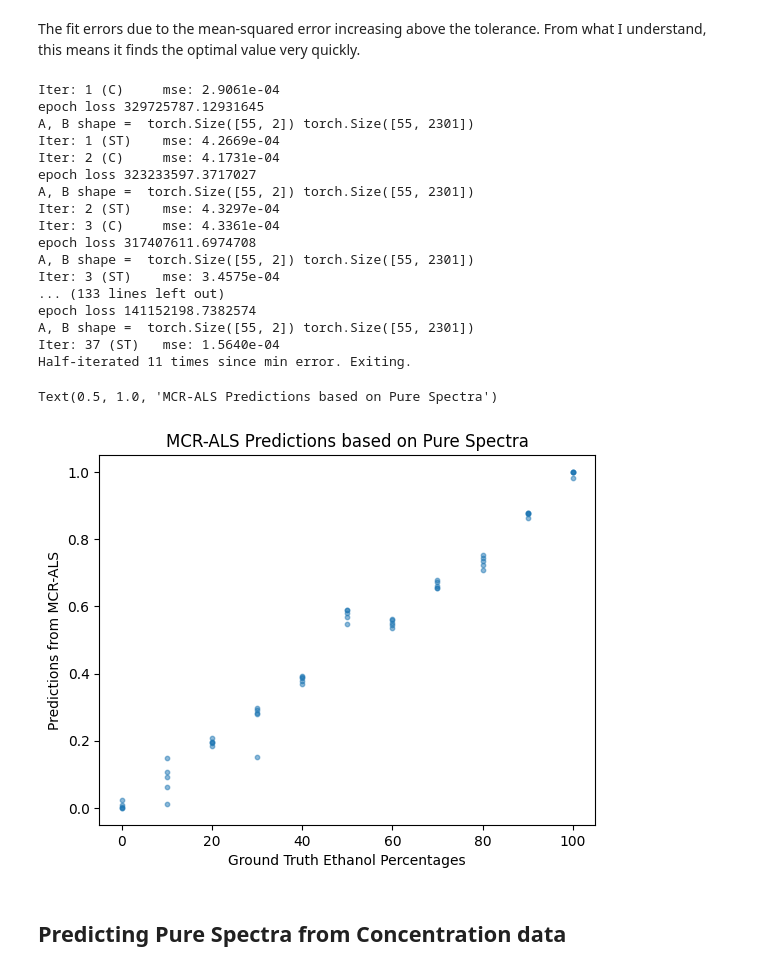
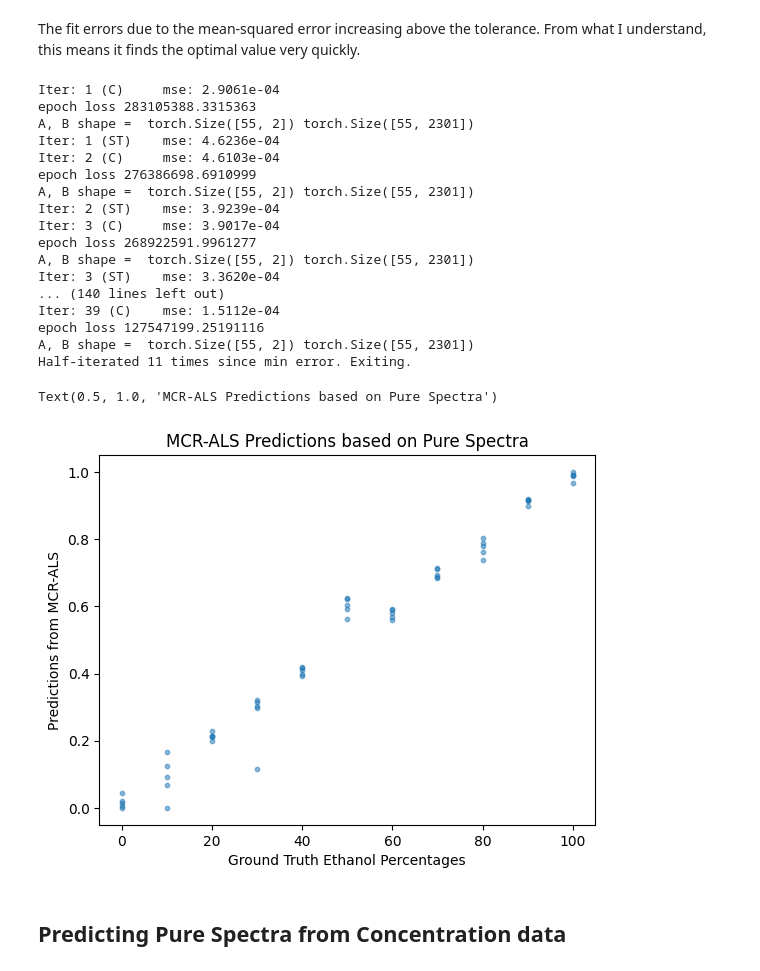
Before and after one commit to bsaintjo/pymcr-torch-demo, a Jupyter notebook: notebooks/pyro-mcr.ipynb, the cells around one changed output. Saved outputs shown, nothing was run; the diff lists cells and outputs as text; code cells hidden in the pictures.

```diff
--- a/notebooks/pyro-mcr.ipynb
+++ b/notebooks/pyro-mcr.ipynb
@@ -304,7 +126,7 @@ The fit errors due to the mean-squared error increasing above the tolerance. Fro
 # %%
 mcrar_conc = McrAR(
     max_iter=100,
-    st_regr=McrVae(input_size=N_WAVELENGTHS, hidden_size=256, z_dim=64),
+    st_regr=pm.McrVae(input_size=N_WAVELENGTHS, hidden_size=256, z_dim=64),
     c_regr="OLS",
     c_constraints=[ConstraintNonneg(), ConstraintNorm()],
     tol_increase=1.0,
@@ -312,21 +134,21 @@ mcrar_conc = McrAR(
 mcrar_conc.fit(D=D, ST=St, verbose=True)
 # %% [output]
 Iter: 1 (C)     mse: 2.9061e-04
-epoch loss 329725787.12931645
+epoch loss 283105388.3315363
 A, B shape =  torch.Size([55, 2]) torch.Size([55, 2301])
-Iter: 1 (ST)    mse: 4.2669e-04
-Iter: 2 (C)     mse: 4.1731e-04
-epoch loss 323233597.3717027
+Iter: 1 (ST)    mse: 4.6236e-04
+Iter: 2 (C)     mse: 4.6103e-04
+epoch loss 276386698.6910999
 A, B shape =  torch.Size([55, 2]) torch.Size([55, 2301])
-Iter: 2 (ST)    mse: 4.3297e-04
-Iter: 3 (C)     mse: 4.3361e-04
-epoch loss 317407611.6974708
+Iter: 2 (ST)    mse: 3.9239e-04
+Iter: 3 (C)     mse: 3.9017e-04
+epoch loss 268922591.9961277
 A, B shape =  torch.Size([55, 2]) torch.Size([55, 2301])
-Iter: 3 (ST)    mse: 3.4575e-04
-... (133 lines left out)
-epoch loss 141152198.7382574
+Iter: 3 (ST)    mse: 3.3620e-04
+... (140 lines left out)
+Iter: 39 (C)    mse: 1.5112e-04
+epoch loss 127547199.25191116
 A, B shape =  torch.Size([55, 2]) torch.Size([55, 2301])
-Iter: 37 (ST)   mse: 1.5640e-04
 Half-iterated 11 times since min error. Exiting.
 # %%
 def plot_mcrar_concentrations(mcr_obj: McrAR):
@@ -381,13 +203,13 @@ def plot_mcrar_spectra(mcr_obj, ax = None):
     return fig, ax
 # %%
 # I think its random whjch axis in C_opt_ gets which concentration
-plt.scatter(x=C[:, 0], y=mcrar.C_opt_[:, 1], s=10, alpha=0.5)
+plt.scatter(x=C[:, 0], y=mcrar_conc.C_opt_[:, 1], s=10, alpha=0.5)
 plt.ylabel("Predictions from MCR-ALS")
 plt.xlabel("Ground Truth Ethanol Percentages")
 plt.title("MCR-ALS Predictions based on Pure Spectra")
 # %% [output]
 Text(0.5, 1.0, 'MCR-ALS Predictions based on Pure Spectra')
-[figure, old version]
+[figure, new version]
 # %% [markdown]
 ## Predicting Pure Spectra from Concentration data
 # %% [markdown]
```
Also changed, not shown: parts of 19 cells of this notebook, 2 other files.
